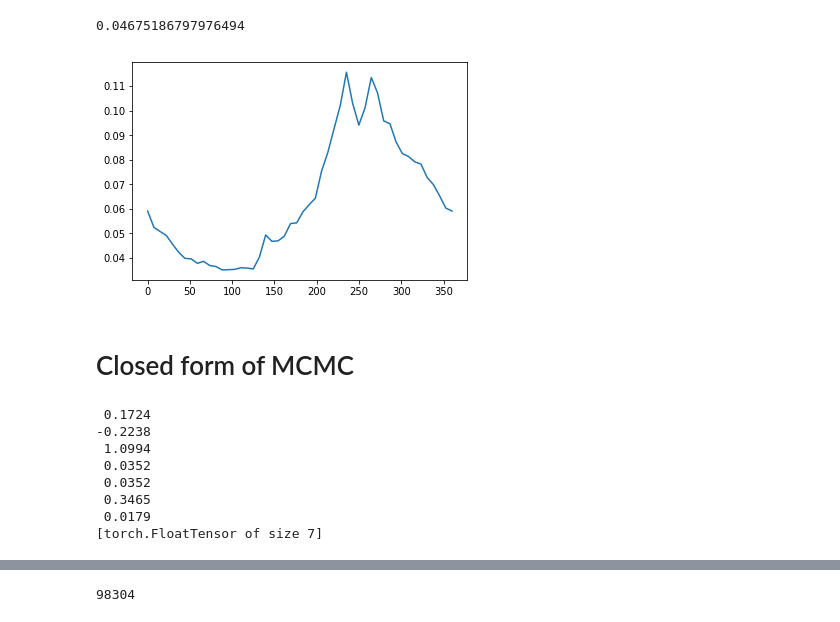
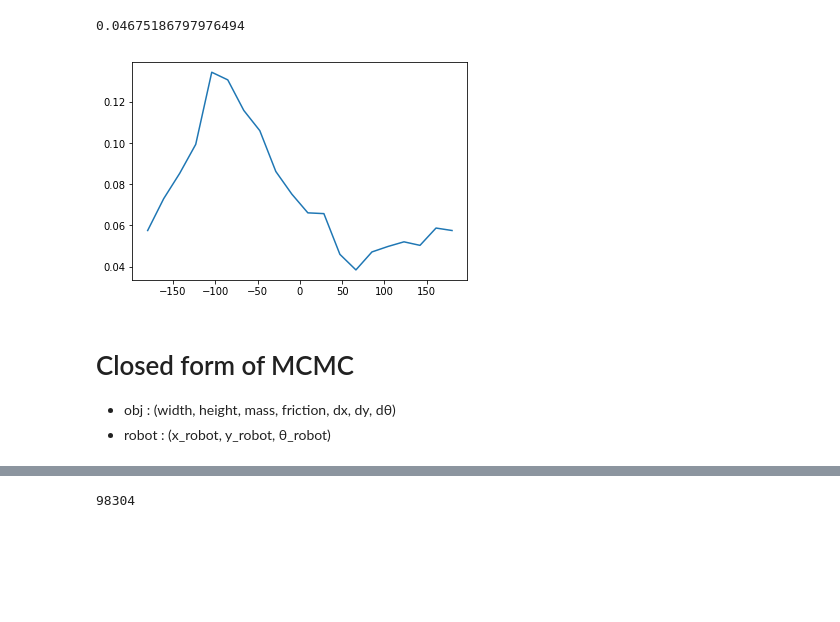
Before and after one commit to JoshuaHaustein/oracle_server, a Jupyter notebook: oracle_real.ipynb, the cells around one changed output, grey strips where cells are left out. Drawn from its saved outputs; the diff is of its cells as text; code cells hidden in the pictures; blank space fills up the shorter version.

```diff
--- a/oracle_real.ipynb
+++ b/oracle_real.ipynb
@@ -695,7 +695,8 @@ for action_angle in [np.pi / 2, np.pi, -np.pi / 2, 0.0]:
     xs = np.zeros((n_samples, 2))
     X = torch.zeros(n_samples, 7).cuda()
     U = torch.zeros(n_samples, 4).cuda()
-    #action_angle = -np.pi / 2
+
+    # prediction
     for i, θ in enumerate(np.linspace(-np.pi, np.pi, n_samples)):
         X[i, :] = torch.cuda.FloatTensor([[od * np.cos(θ), od * np.sin(θ), 0.0, size, size, mass, friction]])
         if one_direction:
@@ -712,13 +713,14 @@ for action_angle in [np.pi / 2, np.pi, -np.pi / 2, 0.0]:
     #ax[1].plot(xs[:, 0], xs[:, 1], 'k.', markersize=1.0)
     ax[1].axis('equal')
 
+    # ground truth
     xs = np.zeros((n_samples, 2))
     for i, θ in enumerate(np.linspace(0, 2 * np.pi, n_samples)):
         obj = np.array([[np.cos(θ) * od, np.sin(θ) * od, 0.0, mass, friction, size, size]] * 16)
         if one_direction:
             action = np.array([[np.cos(action_angle) * ad, np.sin(action_angle) * ad, 0.0, 0.6]] * 16)
         else:
-            action = np.array([[np.cos(θ) * ad, np.sin(θ) * ad, 0.0, 0.6]] * 32)
+            action = np.array([[np.cos(θ) * ad, np.sin(θ) * ad, 0.0, 0.6]] * 16)
         ys = propagate(obj, action)
         obj_ = obj[:, :3] + ys
         xs[i, :] = np.array([obj[0, 0], obj[0, 1]])
@@ -726,4 +728,6 @@ for action_angle in [np.pi / 2, np.pi, -np.pi / 2, 0.0]:
     #ax[0].plot(xs[:, 0], xs[:, 1], 'k')
     ax[0].axis('equal')
     plt.show()
+    if not one_direction:
+        break
 # %% [output]
@@ -1059,19 +1139,22 @@ edp(X[:1, :], G[:1, :]).cpu().data[0]
 0.04675186797976494
 # %%
 next(iter(dataloader_val))[0]
-θs = np.linspace(0, 2 * np.pi)
+θs = np.linspace(-np.pi, np.pi, 20)
 ys = []
 for θ in θs:
-    d = 0.2
+    d = 0.1
     gd = 0.1
     X = Variable(torch.cuda.FloatTensor([[np.cos(θ) * d, np.sin(θ) * d, 0.0, 0.1, 0.1, 0.2, 0.2]]))
     G = Variable(torch.cuda.FloatTensor([[np.cos(θ) * gd, np.sin(θ) * gd, 0.0]]))
+    #print(X, G)
     ys.append(edp(X, G).cpu().data.numpy()[0])
 plt.plot(θs / np.pi * 180, ys)
 plt.show()
 # %% [output]
-[figure, old version]
+[figure, new version]
 # %% [markdown]
 # Closed form of MCMC
+- obj   : (width, height, mass, friction, dx, dy, dθ)
+- robot : (x_robot, y_robot, θ_robot)
 # %%
 def to_object_centric(X, Y):
@@ -1114,15 +1204,3 @@ def to_robot_centric(robot, obj):
     Y[:, 1] = -obj[:, 4] * torch.sin(θ) + obj[:, 5] * torch.cos(θ)
     Y[:, 2] = obj[:, 6]
     return X, Y
-# %%
-X, U, Y = next(iter(dataloader_train))
-X[0]
-# %% [output]
- 0.1724
--0.2238
- 1.0994
- 0.0352
- 0.0352
- 0.3465
- 0.0179
-[torch.FloatTensor of size 7]
```
Also changed, not shown: parts of 13 cells of this notebook.
